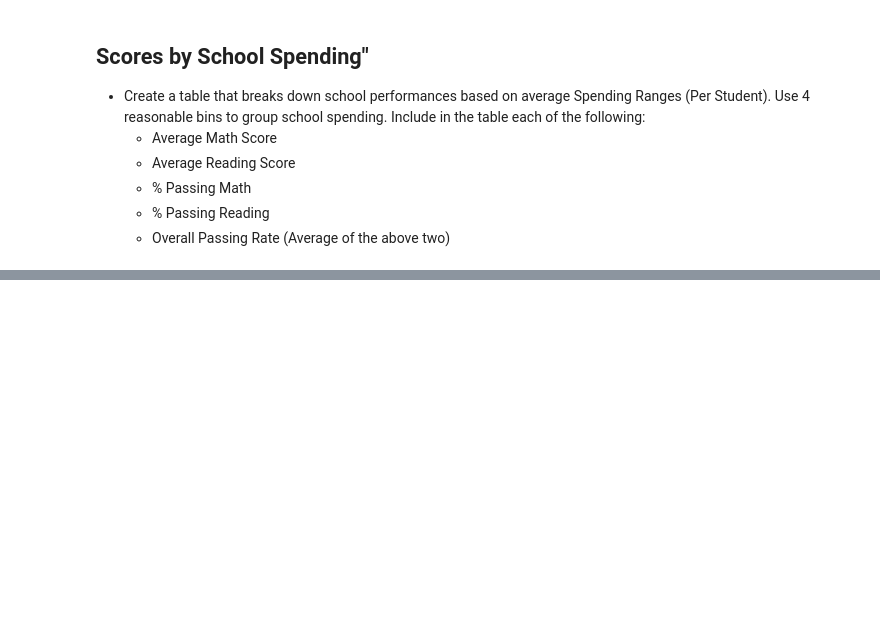
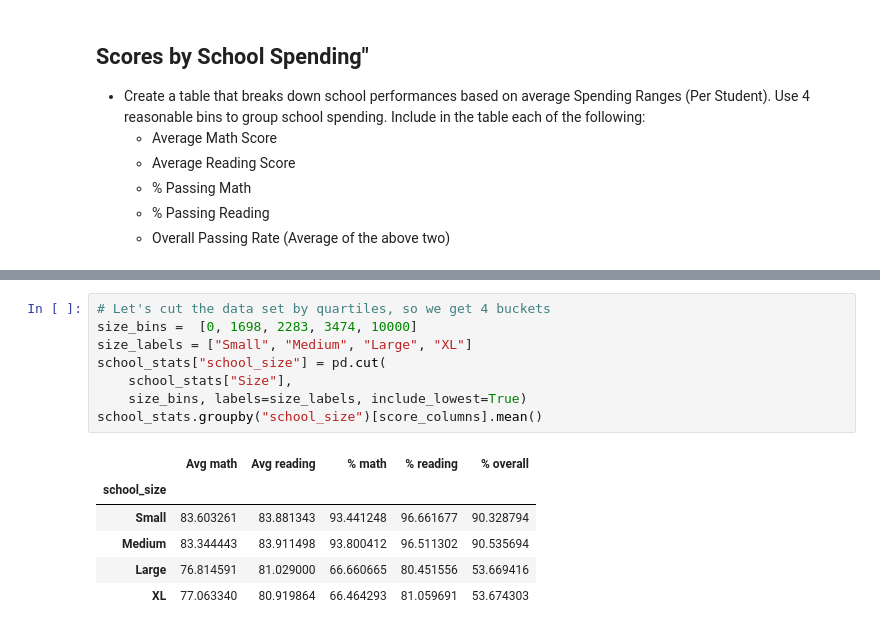
Before and after one commit to kyraha/UMN_HW04_pandas-challenge, a Jupyter notebook: PyCitySchools/PyCitySchools.ipynb, the cells around one changed output, grey strips where cells are left out. Saved outputs shown, nothing was run; the diff lists cells and outputs as text; blank space fills up the shorter version.

```diff
--- a/PyCitySchools/PyCitySchools.ipynb
+++ b/PyCitySchools/PyCitySchools.ipynb
@@ -244,0 +292,15 @@ AttributeError: 'numpy.float64' object has no attribute 'floor'
+# %%
+# Let's cut the data set by quartiles, so we get 4 buckets
+size_bins =  [0, 1698, 2283, 3474, 10000]
+size_labels = ["Small", "Medium", "Large", "XL"]
+school_stats["school_size"] = pd.cut(
+    school_stats["Size"],
+    size_bins, labels=size_labels, include_lowest=True)
+school_stats.groupby("school_size")[score_columns].mean()
+# %% [output]
+|  | Avg math | Avg reading | % math | % reading | % overall |
+| school_size |  |  |  |  |  |
+| Small | 83.603261 | 83.881343 | 93.441248 | 96.661677 | 90.328794 |
+| Medium | 83.344443 | 83.911498 | 93.800412 | 96.511302 | 90.535694 |
+| Large | 76.814591 | 81.029000 | 66.660665 | 80.451556 | 53.669416 |
+| XL | 77.063340 | 80.919864 | 66.464293 | 81.059691 | 53.674303 |
```
Also changed, not shown: parts of 12 cells of this notebook.
